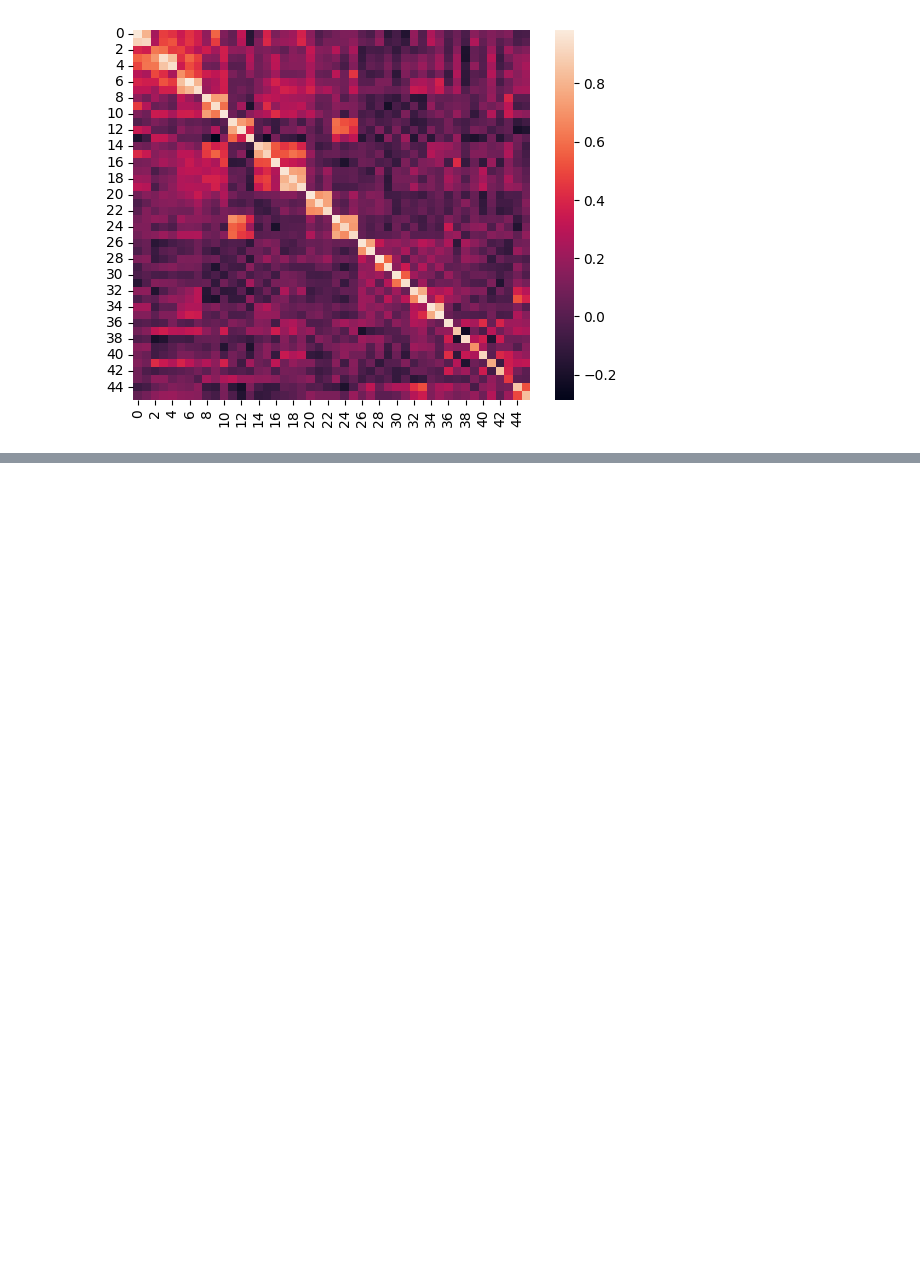
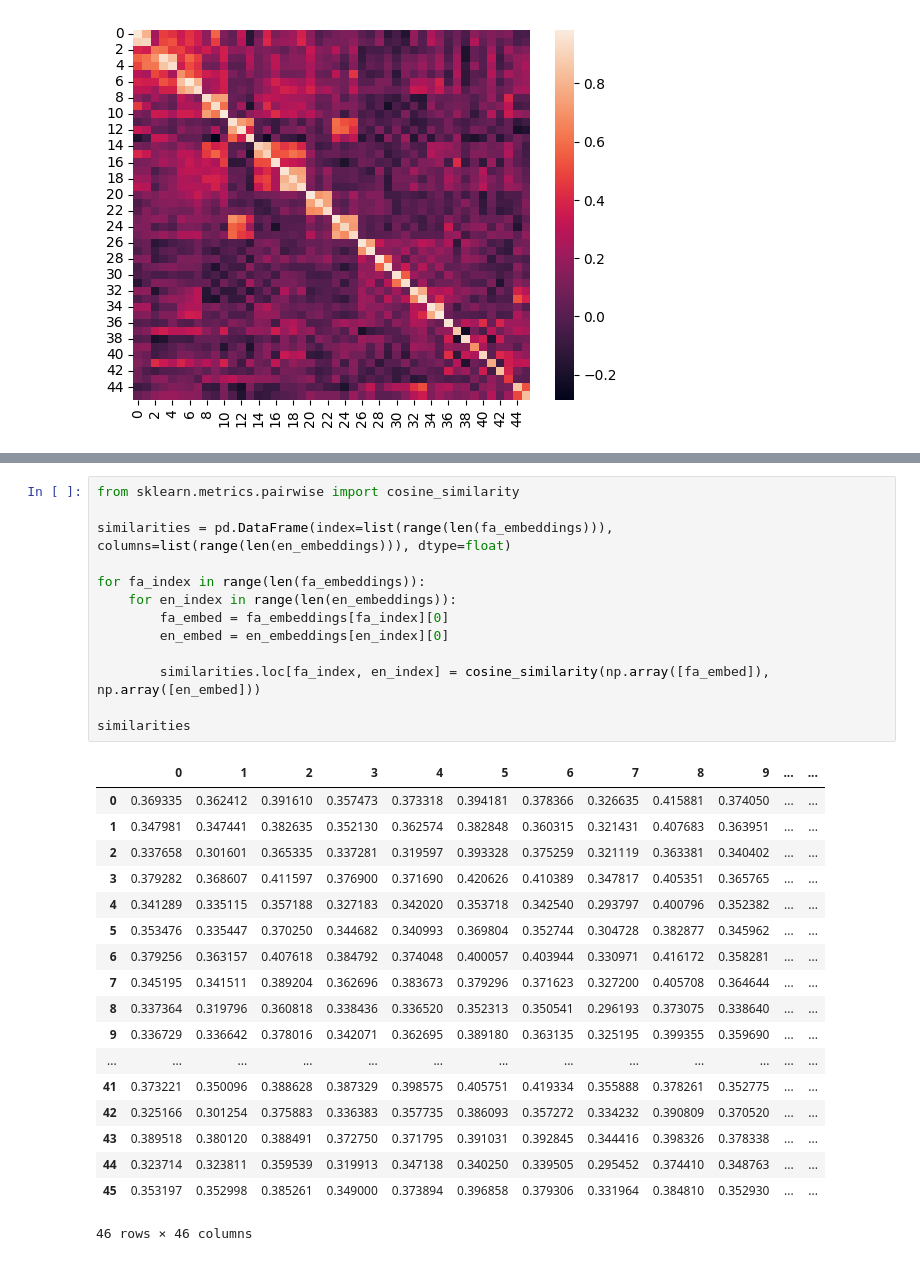
Before and after one commit to woxane/Rag-System, a Jupyter notebook: multilingual-embedding-test/multilingual-test.ipynb, the cells around one changed output, grey strips where cells are left out. Drawn from its saved outputs; the diff is of its cells as text; blank space fills up the shorter version.

```diff
--- a/multilingual-embedding-test/multilingual-test.ipynb
+++ b/multilingual-embedding-test/multilingual-test.ipynb
@@ -304,0 +329,32 @@ The nomic-embed-text-v1.5 model is a versatile text embedding model designed for
+# %%
+from sklearn.metrics.pairwise import cosine_similarity
+
+similarities = pd.DataFrame(index=list(range(len(fa_embeddings))), columns=list(range(len(en_embeddings))), dtype=float)
+
+for fa_index in range(len(fa_embeddings)):
+    for en_index in range(len(en_embeddings)):
+        fa_embed = fa_embeddings[fa_index][0]
+        en_embed = en_embeddings[en_index][0]
+
+        similarities.loc[fa_index, en_index] = cosine_similarity(np.array([fa_embed]), np.array([en_embed]))
+
+similarities
+# %% [output]
+|  | 0 | 1 | 2 | 3 | 4 | 5 | 6 | 7 | 8 | 9 | ... | ... |
+| 0 | 0.369335 | 0.362412 | 0.391610 | 0.357473 | 0.373318 | 0.394181 | 0.378366 | 0.326635 | 0.415881 | 0.374050 | ... | ... |
+| 1 | 0.347981 | 0.347441 | 0.382635 | 0.352130 | 0.362574 | 0.382848 | 0.360315 | 0.321431 | 0.407683 | 0.363951 | ... | ... |
+| 2 | 0.337658 | 0.301601 | 0.365335 | 0.337281 | 0.319597 | 0.393328 | 0.375259 | 0.321119 | 0.363381 | 0.340402 | ... | ... |
+| 3 | 0.379282 | 0.368607 | 0.411597 | 0.376900 | 0.371690 | 0.420626 | 0.410389 | 0.347817 | 0.405351 | 0.365765 | ... | ... |
+| 4 | 0.341289 | 0.335115 | 0.357188 | 0.327183 | 0.342020 | 0.353718 | 0.342540 | 0.293797 | 0.400796 | 0.352382 | ... | ... |
+| 5 | 0.353476 | 0.335447 | 0.370250 | 0.344682 | 0.340993 | 0.369804 | 0.352744 | 0.304728 | 0.382877 | 0.345962 | ... | ... |
+| 6 | 0.379256 | 0.363157 | 0.407618 | 0.384792 | 0.374048 | 0.400057 | 0.403944 | 0.330971 | 0.416172 | 0.358281 | ... | ... |
+| 7 | 0.345195 | 0.341511 | 0.389204 | 0.362696 | 0.383673 | 0.379296 | 0.371623 | 0.327200 | 0.405708 | 0.364644 | ... | ... |
+| 8 | 0.337364 | 0.319796 | 0.360818 | 0.338436 | 0.336520 | 0.352313 | 0.350541 | 0.296193 | 0.373075 | 0.338640 | ... | ... |
+| 9 | 0.336729 | 0.336642 | 0.378016 | 0.342071 | 0.362695 | 0.389180 | 0.363135 | 0.325195 | 0.399355 | 0.359690 | ... | ... |
+| ... | ... | ... | ... | ... | ... | ... | ... | ... | ... | ... | ... | ... |
+| 41 | 0.373221 | 0.350096 | 0.388628 | 0.387329 | 0.398575 | 0.405751 | 0.419334 | 0.355888 | 0.378261 | 0.352775 | ... | ... |
+| 42 | 0.325166 | 0.301254 | 0.375883 | 0.336383 | 0.357735 | 0.386093 | 0.357272 | 0.334232 | 0.390809 | 0.370520 | ... | ... |
+| 43 | 0.389518 | 0.380120 | 0.388491 | 0.372750 | 0.371795 | 0.391031 | 0.392845 | 0.344416 | 0.398326 | 0.378338 | ... | ... |
+| 44 | 0.323714 | 0.323811 | 0.359539 | 0.319913 | 0.347138 | 0.340250 | 0.339505 | 0.295452 | 0.374410 | 0.348763 | ... | ... |
+| 45 | 0.353197 | 0.352998 | 0.385261 | 0.349000 | 0.373894 | 0.396858 | 0.379306 | 0.331964 | 0.384810 | 0.352930 | ... | ... |
+46 rows × 46 columns
```
Also changed, not shown: parts of 5 cells of this notebook.
